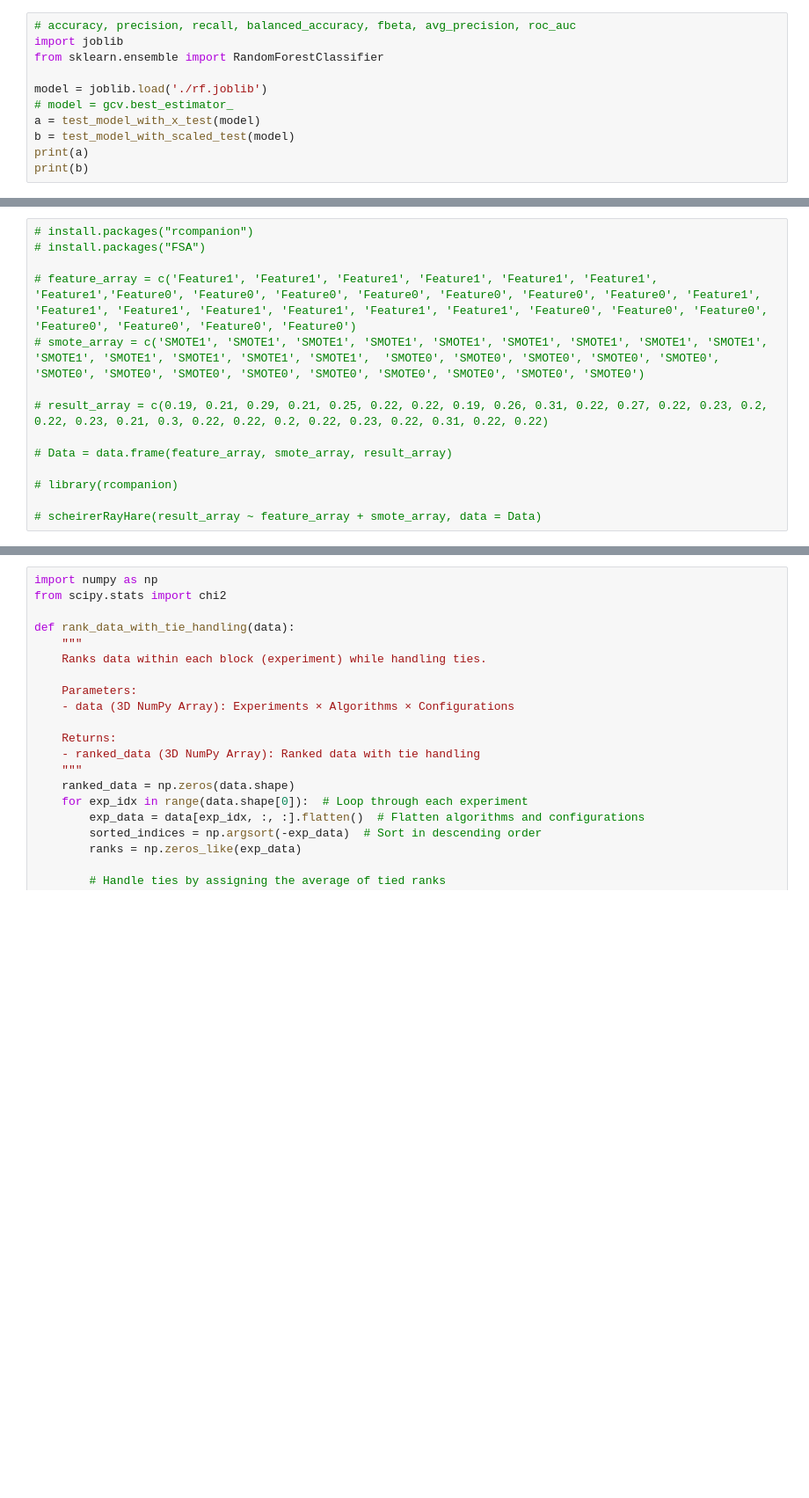
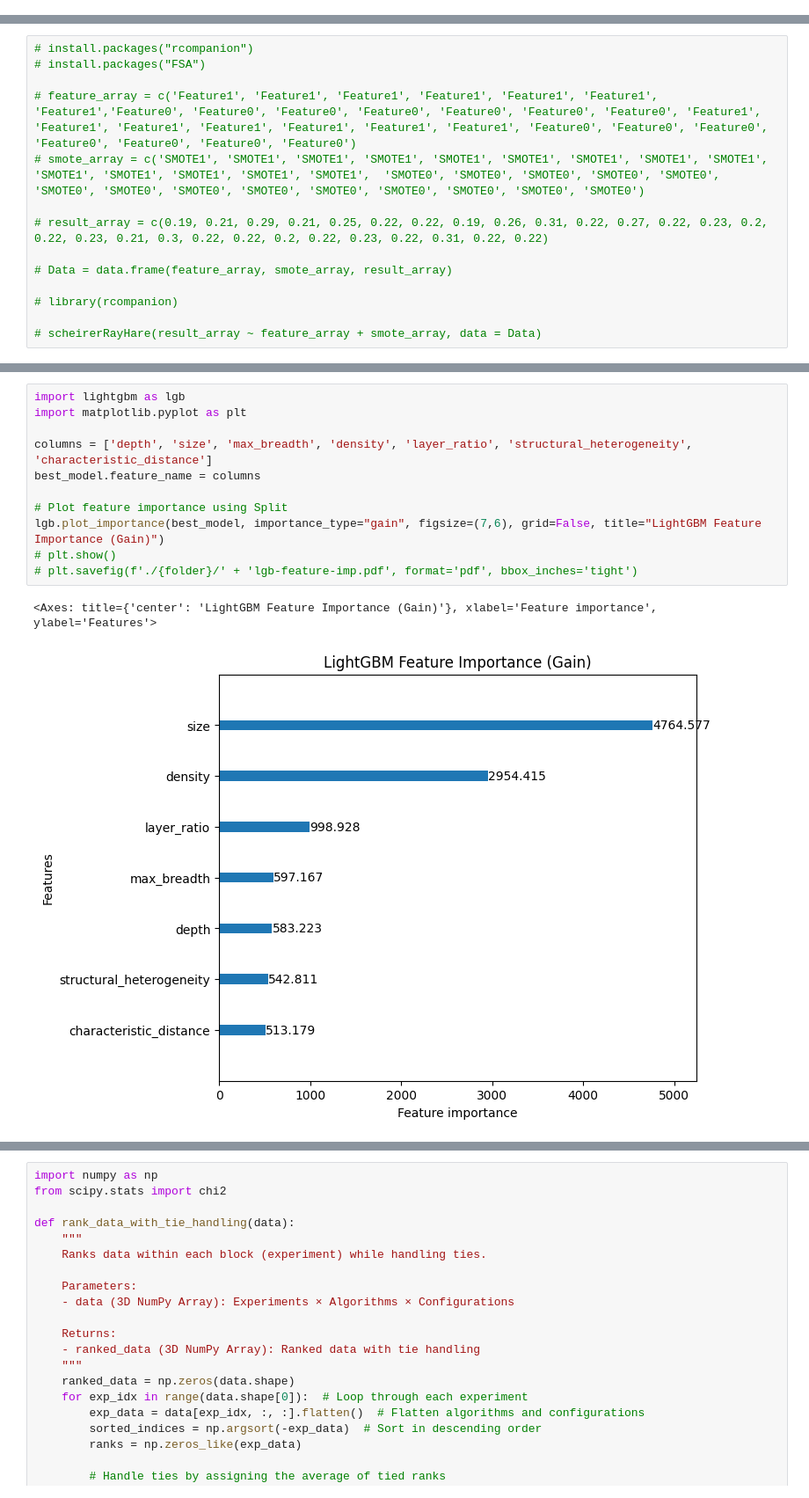
Before and after one commit to istiyaksiddiquee/thesis-work, a Jupyter notebook: RQ2/analysis/analysis.ipynb, the cells around one changed output, grey strips where cells are left out. Shown: that part at 88% size. Cells and saved outputs as stored; diff of their text form; blank space fills up the shorter version.

```diff
--- a/RQ2/analysis/analysis.ipynb
+++ b/RQ2/analysis/analysis.ipynb
@@ -352,11 +14,0 @@ Name: structural_heterogeneity, dtype: float64
-# %%
-# accuracy, precision, recall, balanced_accuracy, fbeta, avg_precision, roc_auc
-import joblib
-from sklearn.ensemble import RandomForestClassifier
-
-model = joblib.load('./rf.joblib')
-# model = gcv.best_estimator_
-a = test_model_with_x_test(model)
-b = test_model_with_scaled_test(model)
-print(a)
-print(b)
@@ -1091,0 +583,14 @@ Index(['scale__depth', 'log_norm__size', 'log_norm__max_breadth',
+# %%
+import lightgbm as lgb
+import matplotlib.pyplot as plt
+
+columns = ['depth', 'size', 'max_breadth', 'density', 'layer_ratio', 'structural_heterogeneity', 'characteristic_distance']
+best_model.feature_name = columns
+
+# Plot feature importance using Split
+lgb.plot_importance(best_model, importance_type="gain", figsize=(7,6), grid=False, title="LightGBM Feature Importance (Gain)")
+# plt.show()
+# plt.savefig(f'./{folder}/' + 'lgb-feature-imp.pdf', format='pdf', bbox_inches='tight')
+# %% [output]
+<Axes: title={'center': 'LightGBM Feature Importance (Gain)'}, xlabel='Feature importance', ylabel='Features'>
+[figure, added]
```
Also changed, not shown: parts of 44 cells of this notebook, 1 other file.
